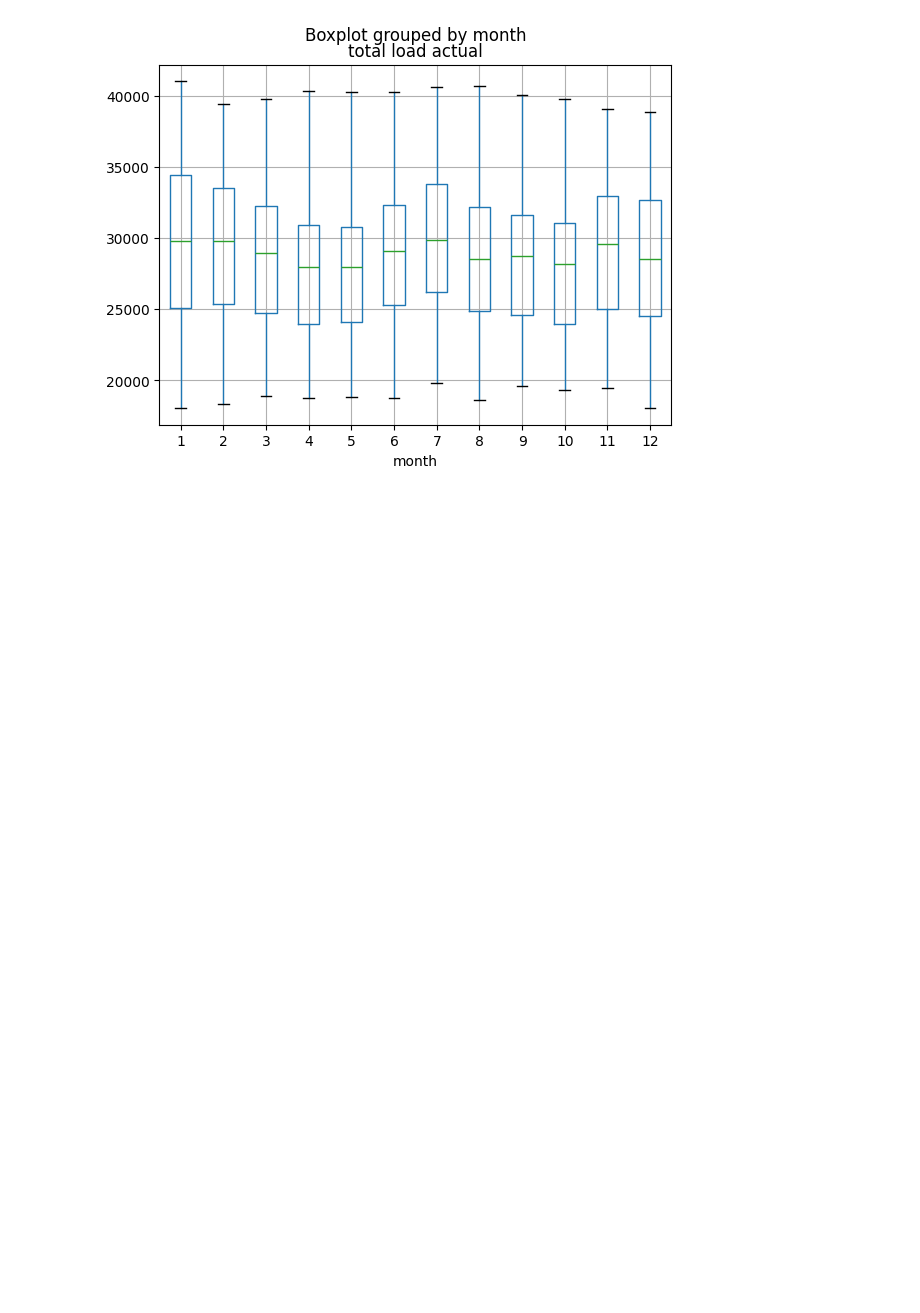
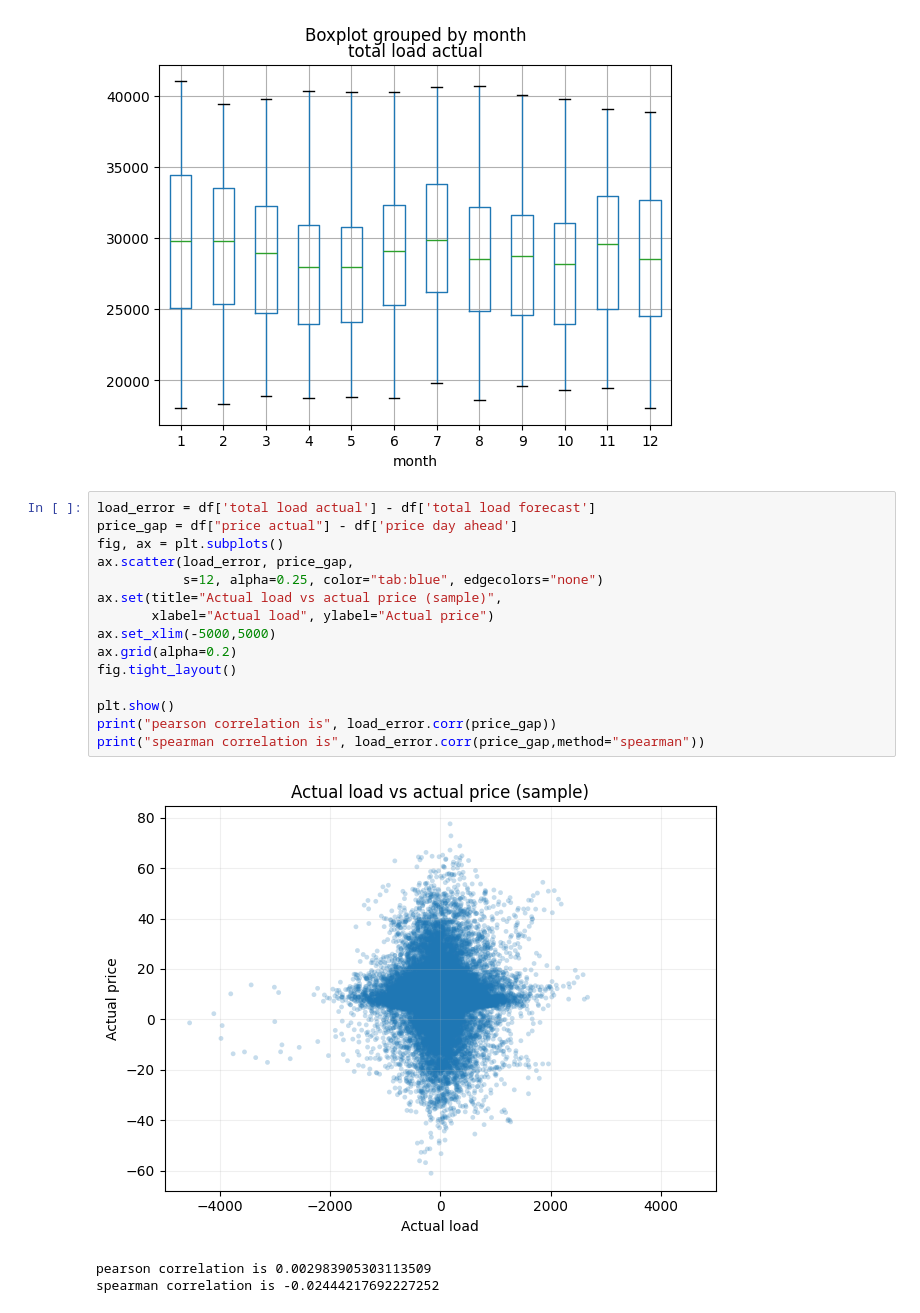
Before and after one commit to str311/pandas-and-plot-doc, a Jupyter notebook: data_analysis.ipynb, the cells around one changed output. Drawn from its saved outputs; the diff is of its cells as text; blank space fills up the shorter version.

```diff
--- a/data_analysis.ipynb
+++ b/data_analysis.ipynb
@@ -133,3 +133,22 @@ plot_df['month'] = plot_df.index.month
 ax = plot_df.boxplot(column="total load actual",by="month")
 # %% [output]
 [figure]
+# %%
+load_error = df['total load actual'] - df['total load forecast']
+price_gap = df["price actual"] - df['price day ahead']
+fig, ax = plt.subplots()
+ax.scatter(load_error, price_gap,
+           s=12, alpha=0.25, color="tab:blue", edgecolors="none")
+ax.set(title="Actual load vs actual price (sample)",
+       xlabel="Actual load", ylabel="Actual price")
+ax.set_xlim(-5000,5000)
+ax.grid(alpha=0.2)
+fig.tight_layout()
+
+plt.show()
+print("pearson correlation is", load_error.corr(price_gap))
+print("spearman correlation is", load_error.corr(price_gap,method="spearman"))
+# %% [output]
+[figure, added]
+pearson correlation is 0.002983905303113509
+spearman correlation is -0.02444217692227252
```
Also changed, not shown: parts of 16 cells of this notebook, 2 other files.
